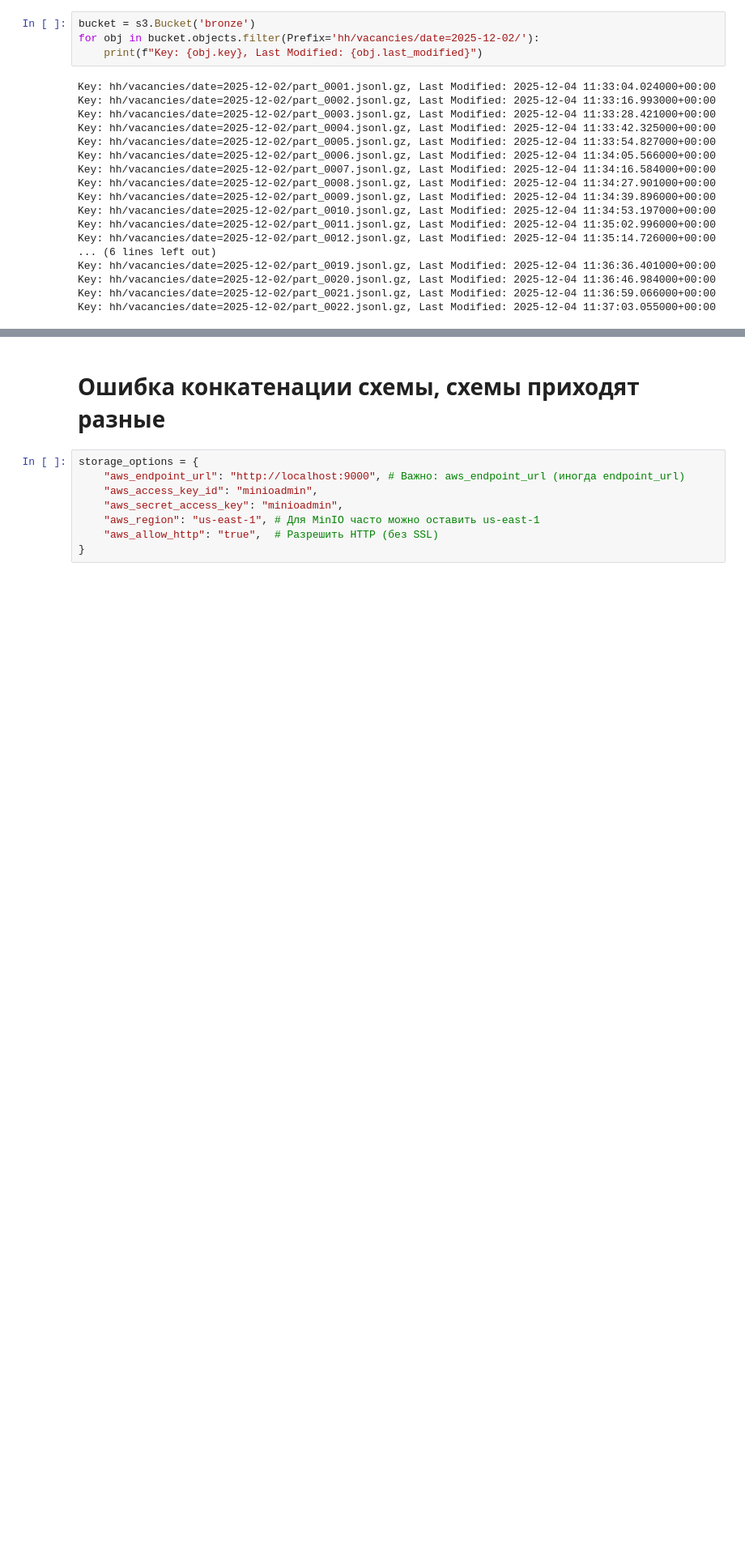
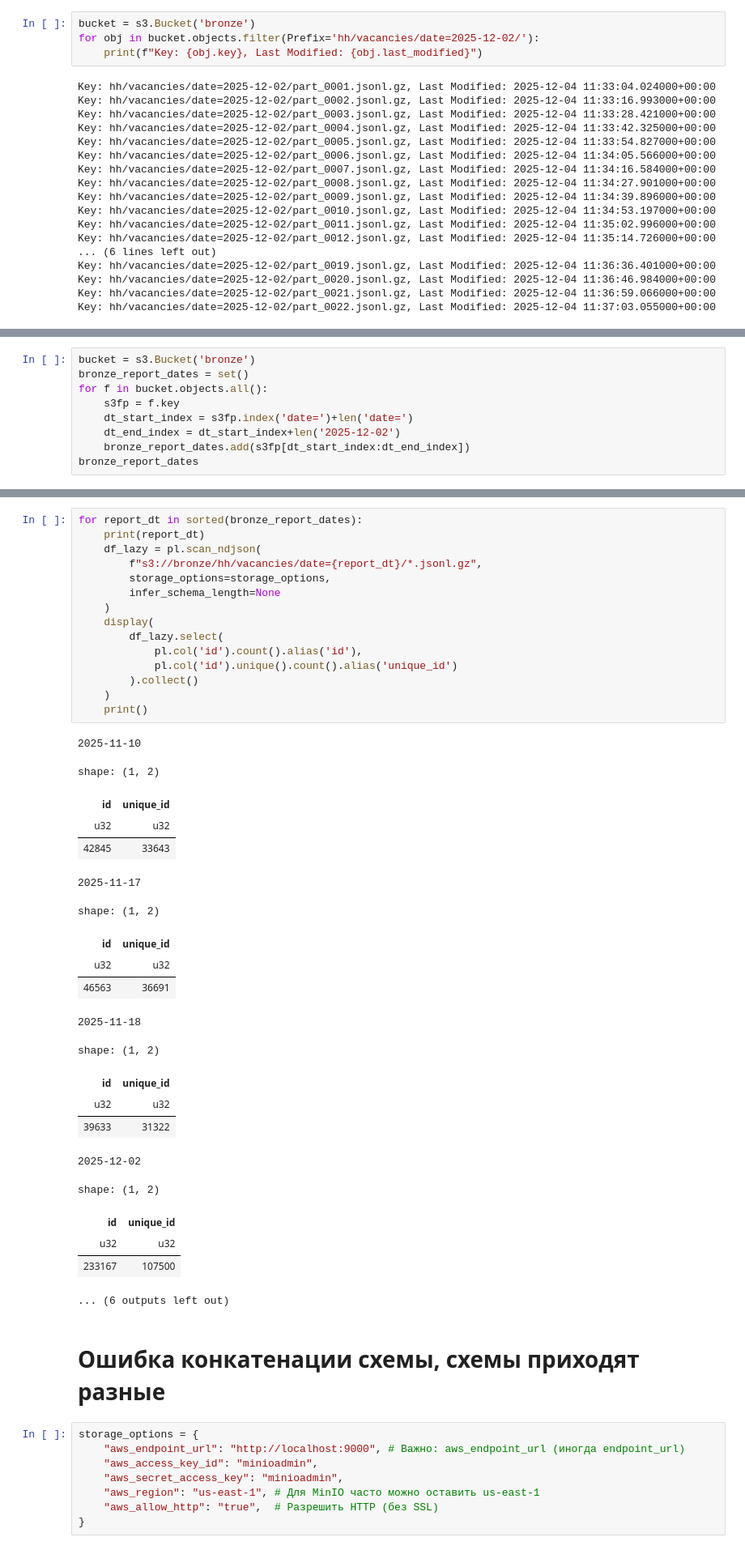
Before and after one commit to lusm554/skill-lens, a Jupyter notebook: airflow/check_bronze_hh_loader_v3.ipynb, the cells around one changed output, grey strips where cells are left out. Shown at 81% size. Drawn from its saved outputs; the diff is of its cells as text; blank space fills up the shorter version.

```diff
--- a/airflow/check_bronze_hh_loader_v3.ipynb
+++ b/airflow/check_bronze_hh_loader_v3.ipynb
@@ -41,0 +45,9 @@ Key: hh/vacancies/date=2025-12-02/part_0022.jsonl.gz, Last Modified: 2025-12-04
+# %%
+bucket = s3.Bucket('bronze')
+bronze_report_dates = set()
+for f in bucket.objects.all():
+    s3fp = f.key
+    dt_start_index = s3fp.index('date=')+len('date=')
+    dt_end_index = dt_start_index+len('2025-12-02')
+    bronze_report_dates.add(s3fp[dt_start_index:dt_end_index])
+bronze_report_dates
@@ -42,3 +61,40 @@ Key: hh/vacancies/date=2025-12-02/part_0022.jsonl.gz, Last Modified: 2025-12-04
+# %%
+for report_dt in sorted(bronze_report_dates):
+    print(report_dt)
+    df_lazy = pl.scan_ndjson(
+        f"s3://bronze/hh/vacancies/date={report_dt}/*.jsonl.gz",
+        storage_options=storage_options,
+        infer_schema_length=None
+    )
+    display(
+        df_lazy.select(
+            pl.col('id').count().alias('id'),
+            pl.col('id').unique().count().alias('unique_id')
+        ).collect()
+    )
+    print()
+# %% [output]
+2025-11-10
+shape: (1, 2)
+| id | unique_id |
+| u32 | u32 |
+| 42845 | 33643 |
+2025-11-17
+shape: (1, 2)
+| id | unique_id |
+| u32 | u32 |
+| 46563 | 36691 |
+2025-11-18
+shape: (1, 2)
+| id | unique_id |
+| u32 | u32 |
+| 39633 | 31322 |
+2025-12-02
+shape: (1, 2)
+| id | unique_id |
+| u32 | u32 |
+| 233167 | 107500 |
+... (6 outputs left out)
 # %% [markdown]
 # Ошибка конкатенации схемы, схемы приходят разные
 # %%
```
Also changed, not shown: parts of 3 cells of this notebook.
